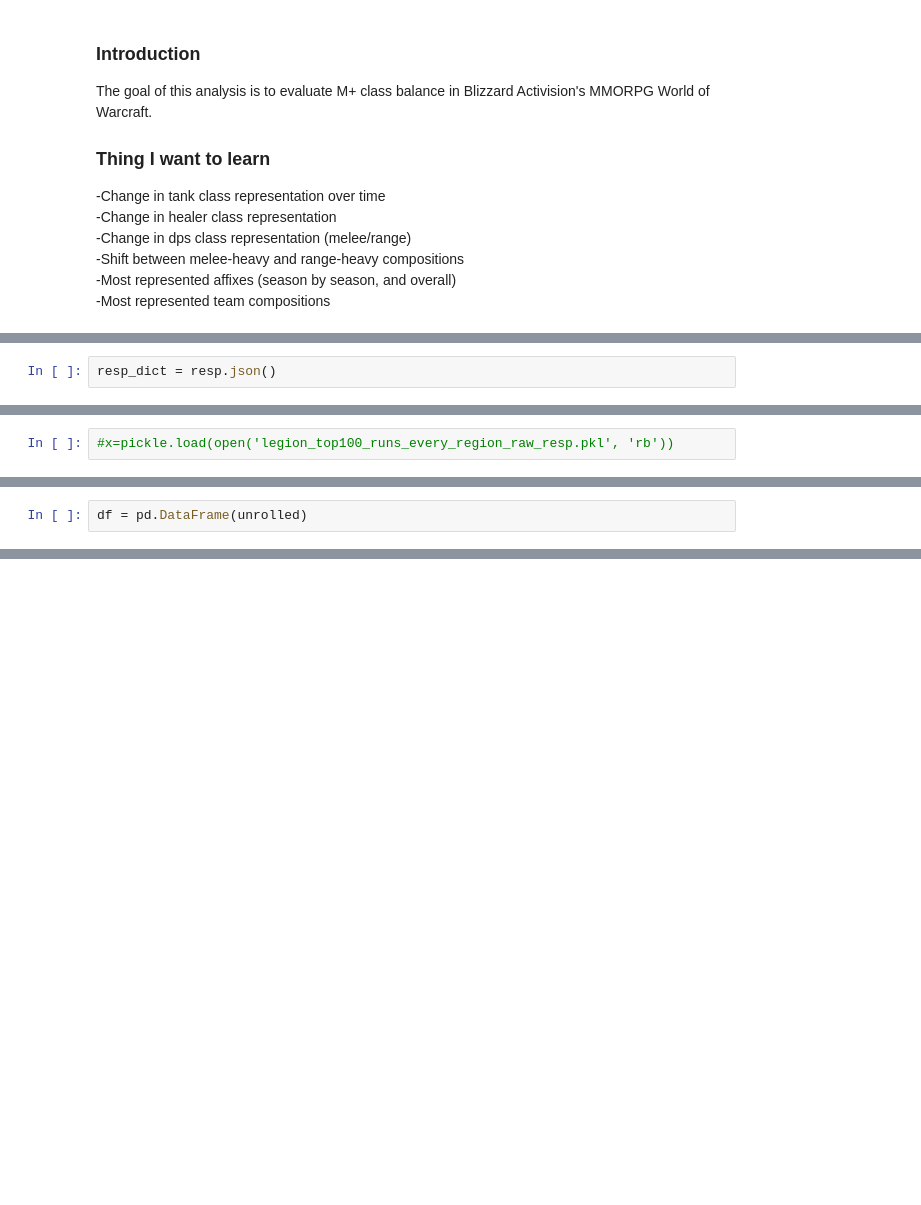
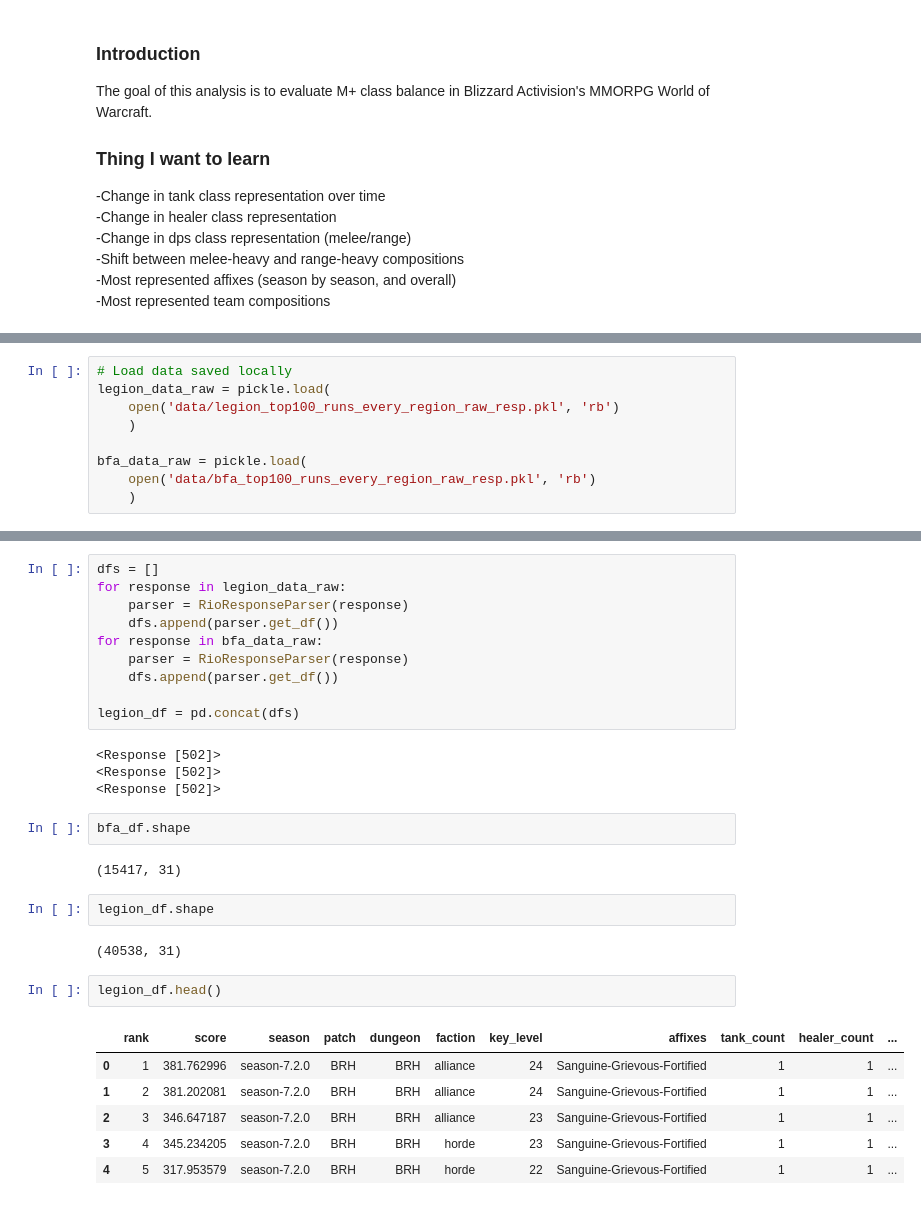
Before and after one commit to ily123/blizzard_stats, a Jupyter notebook: top100_tank_representation_legion_to_bfa.ipynb, the cells around one changed output, grey strips where cells are left out. Drawn from its saved outputs; the diff is of its cells as text; blank space fills up the shorter version.

```diff
--- a/top100_tank_representation_legion_to_bfa.ipynb
+++ b/top100_tank_representation_legion_to_bfa.ipynb
@@ -30,2 +24,0 @@ print(resp.status_code)
-# %%
-resp_dict = resp.json()
@@ -106,2 +160,9 @@ pickle.dump(bfa_scraper.raw_data, open('data/bfa_top100_runs_every_region_raw_re
 # %%
-#x=pickle.load(open('legion_top100_runs_every_region_raw_resp.pkl', 'rb'))
+# Load data saved locally
+legion_data_raw = pickle.load(
+    open('data/legion_top100_runs_every_region_raw_resp.pkl', 'rb')
+    )
+
+bfa_data_raw = pickle.load(
+    open('data/bfa_top100_runs_every_region_raw_resp.pkl', 'rb')
+    )
@@ -142,2 +168,0 @@ for item in resp_dict['rankings']:
-# %%
-df = pd.DataFrame(unrolled)
@@ -153,0 +295,31 @@ df.groupby('tank_class').count()
+# %%
+dfs = []
+for response in legion_data_raw:
+    parser = RioResponseParser(response)
+    dfs.append(parser.get_df())
+for response in bfa_data_raw:
+    parser = RioResponseParser(response)
+    dfs.append(parser.get_df())
+
+legion_df = pd.concat(dfs)
+# %% [output]
+<Response [502]>
+<Response [502]>
+<Response [502]>
+# %%
+bfa_df.shape
+# %% [output]
+(15417, 31)
+# %%
+legion_df.shape
+# %% [output]
+(40538, 31)
+# %%
+legion_df.head()
+# %% [output]
+|  | rank | score | season | patch | dungeon | faction | key_level | affixes | tank_count | healer_count | ... |
+| 0 | 1 | 381.762996 | season-7.2.0 | BRH | BRH | alliance | 24 | Sanguine-Grievous-Fortified | 1 | 1 | ... |
+| 1 | 2 | 381.202081 | season-7.2.0 | BRH | BRH | alliance | 24 | Sanguine-Grievous-Fortified | 1 | 1 | ... |
+| 2 | 3 | 346.647187 | season-7.2.0 | BRH | BRH | alliance | 23 | Sanguine-Grievous-Fortified | 1 | 1 | ... |
+| 3 | 4 | 345.234205 | season-7.2.0 | BRH | BRH | horde | 23 | Sanguine-Grievous-Fortified | 1 | 1 | ... |
+| 4 | 5 | 317.953579 | season-7.2.0 | BRH | BRH | horde | 22 | Sanguine-Grievous-Fortified | 1 | 1 | ... |
```
Also changed, not shown: parts of 25 cells of this notebook, 3 other files.
